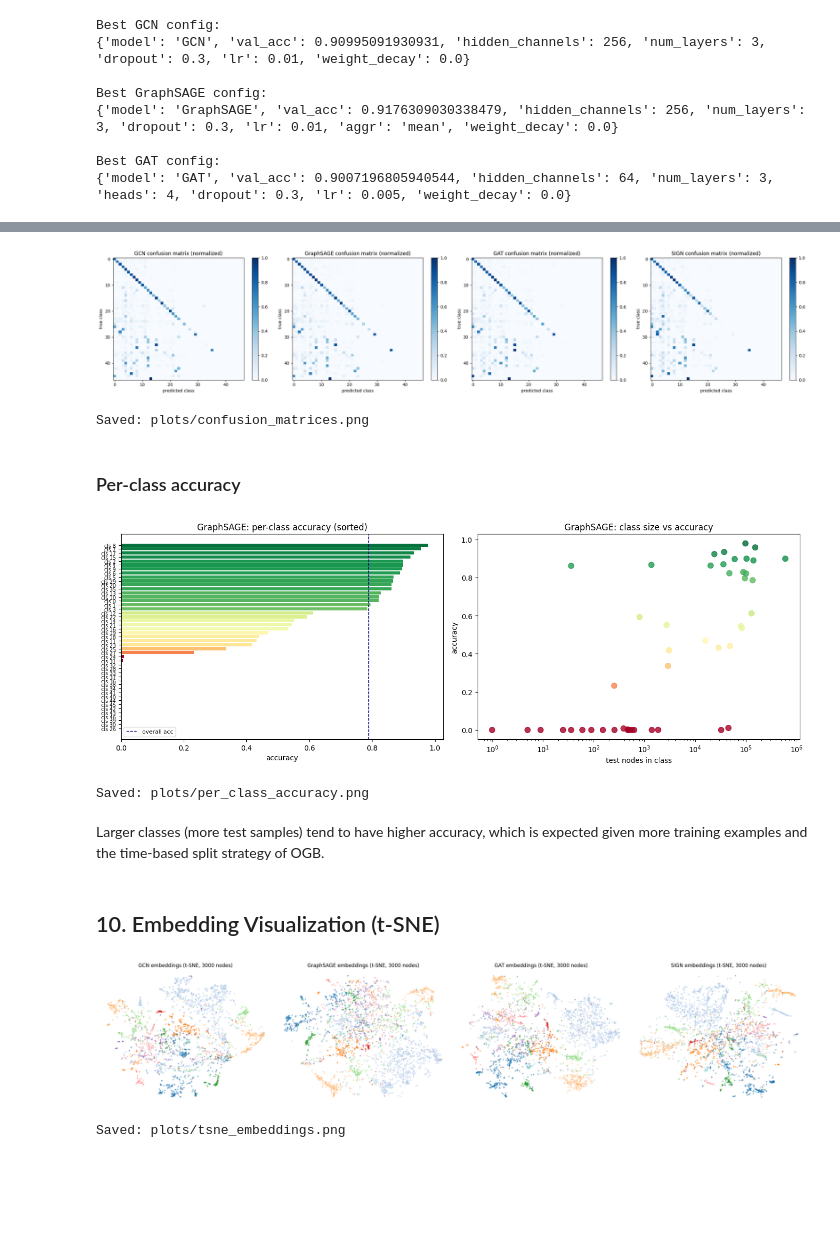
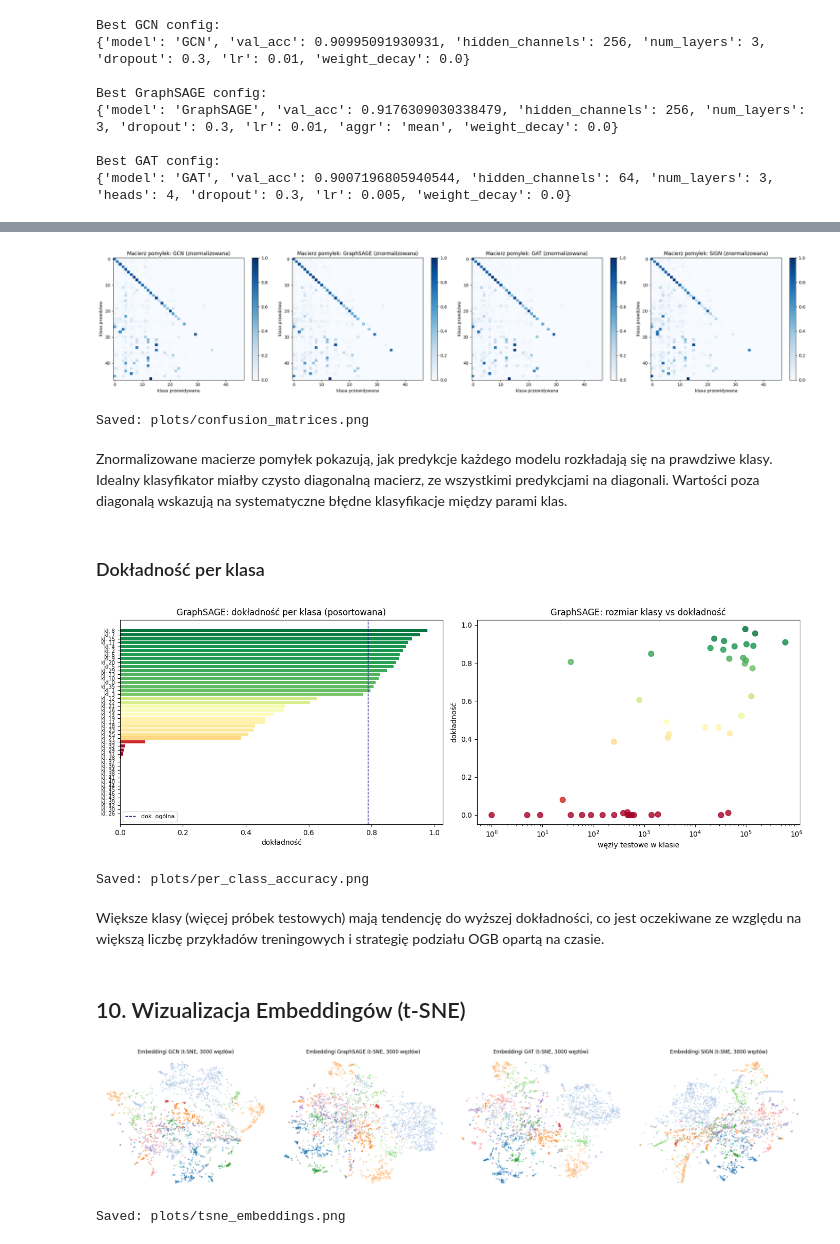
Before and after one commit to mJastrzebski6/agh_ggsn, a Jupyter notebook: ex4/GGSN_Maciej_Jastrzębski_Zad4.ipynb, the cells around one changed output, grey strips where cells are left out. Cells and saved outputs as stored; diff of their text form; code cells hidden in the pictures; blank space fills up the shorter version.

```diff
--- a/ex4/GGSN_Maciej_Jastrzębski_Zad4.ipynb
+++ b/ex4/GGSN_Maciej_Jastrzębski_Zad4.ipynb
@@ -318,5 +320,5 @@ The subgraph shows clusters of same-class nodes connected densely, validating th
 # %%
-split_names = ['train', 'valid', 'test']
+split_names = ['trening', 'walidacja', 'test']
 split_sizes = [len(train_idx), len(valid_idx), len(test_idx)]
 
 fig, axes = plt.subplots(1, 2, figsize=(13, 4))
@@ -325,16 +327,16 @@ fig, axes = plt.subplots(1, 2, figsize=(13, 4))
 colors = ['#4C72B0', '#DD8452', '#55A868']
 axes[0].pie(split_sizes, labels=split_names, autopct='%1.1f%%', colors=colors,
             startangle=140, wedgeprops={'edgecolor': 'white', 'linewidth': 1.5})
-axes[0].set_title('train / val / test split')
+axes[0].set_title('podział trening / walidacja / test')
 
 # Class distribution per split
 for split_name, idx in zip(split_names, [train_idx, valid_idx, test_idx]):
     split_labels = labels[idx.numpy()]
     u, c = np.unique(split_labels, return_counts=True)
     axes[1].plot(u, c / c.sum(), label=split_name, alpha=0.8)
-axes[1].set_xlabel('class')
-axes[1].set_ylabel('fraction of split')
-axes[1].set_title('class frequency per split')
+axes[1].set_xlabel('klasa')
+axes[1].set_ylabel('udział w podziale')
+axes[1].set_title('częstość klas w podzbiorach')
 axes[1].legend()
 
 plt.tight_layout()
@@ -1190,10 +1191,10 @@ colors_list = ['#4C72B0', '#DD8452', '#55A868', '#8E44AD']
 for ax, df_m, mname, col in zip(axes, dfs, model_names, colors_list):
     vals = df_m['val_acc'].values
     ax.scatter(range(len(vals)), sorted(vals), color=col, s=40, alpha=0.8)
-    ax.axhline(vals.max(), color='red', linestyle='--', linewidth=1, label=f'best={vals.max():.4f}')
-    ax.set_xlabel('configuration (sorted)')
-    ax.set_ylabel('val acc')
-    ax.set_title(f'{mname} HP search')
+    ax.axhline(vals.max(), color='red', linestyle='--', linewidth=1, label=f'najlepszy={vals.max():.4f}')
+    ax.set_xlabel('konfiguracja (posortowana)')
+    ax.set_ylabel('dok. walidacyjna')
+    ax.set_title(f'Przeszukiwanie HP: {mname}')
     ax.legend(fontsize=8)
 
 plt.tight_layout()
@@ -1579,8 +1589,8 @@ comp_df = comp_df.sort_values('test_acc', ascending=False).reset_index(drop=True
 fig, ax = plt.subplots(figsize=(8, 5))
 x = np.arange(len(comp_df))
 width = 0.35
-bars1 = ax.bar(x - width/2, comp_df['val_acc'],  width, label='val acc',  color='#4C72B0', alpha=0.85)
-bars2 = ax.bar(x + width/2, comp_df['test_acc'], width, label='test acc', color='#DD8452', alpha=0.85)
+bars1 = ax.bar(x - width/2, comp_df['val_acc'],  width, label='dok. walidacyjna',  color='#4C72B0', alpha=0.85)
+bars2 = ax.bar(x + width/2, comp_df['test_acc'], width, label='dok. testowa', color='#DD8452', alpha=0.85)
 
 for bar in bars1 + bars2:
     h = bar.get_height()
@@ -1589,9 +1599,9 @@ for bar in bars1 + bars2:
 
 ax.set_xticks(x)
 ax.set_xticklabels(comp_df['model'])
-ax.set_ylabel('accuracy')
+ax.set_ylabel('dokładność')
 ax.set_ylim(0, min(1.0, comp_df['test_acc'].max() + 0.15))
-ax.set_title('model comparison: val vs test accuracy')
+ax.set_title('porównanie modeli: dok. walidacyjna vs testowa')
 ax.legend()
 
 plt.tight_layout()
@@ -1622,9 +1634,9 @@ for ax, (mname, res) in zip(axes, results_final.items()):
     # Normalize
     cm_norm = cm.astype(float) / (cm.sum(axis=1, keepdims=True) + 1e-8)
     im = ax.imshow(cm_norm, cmap='Blues', aspect='auto', vmin=0, vmax=1)
-    ax.set_title(f'{mname} confusion matrix (normalized)')
-    ax.set_xlabel('predicted class')
-    ax.set_ylabel('true class')
+    ax.set_title(f'Macierz pomyłek: {mname} (znormalizowana)')
+    ax.set_xlabel('klasa przewidywana')
+    ax.set_ylabel('klasa prawdziwa')
     plt.colorbar(im, ax=ax)
 
 plt.tight_layout()
@@ -1632,10 +1644,12 @@ plt.savefig('plots/confusion_matrices.png', dpi=120, bbox_inches='tight')
 plt.show()
 print('Saved: plots/confusion_matrices.png')
 # %% [output]
-[figure, old version]
+[figure, new version]
 Saved: plots/confusion_matrices.png
+# %% [markdown]
+Znormalizowane macierze pomyłek pokazują, jak predykcje każdego modelu rozkładają się na prawdziwe klasy. Idealny klasyfikator miałby czysto diagonalną macierz, ze wszystkimi predykcjami na diagonali. Wartości poza diagonalą wskazują na systematyczne błędne klasyfikacje między parami klas.
 # %% [markdown]
-### Per-class accuracy
+### Dokładność per klasa
 # %%
 # Use the best model (by test acc) for per-class analysis
 best_model_name = comp_df.iloc[0]['model']
@@ -1658,32 +1672,32 @@ fig, axes = plt.subplots(1, 2, figsize=(14, 5))
 axes[0].barh(range(len(df_per_class)), df_per_class['acc'],
              color=[plt.cm.RdYlGn(a) for a in df_per_class['acc']])
 axes[0].set_yticks(range(len(df_per_class)))
-axes[0].set_yticklabels([f'cls {int(r)}' for r in df_per_class['class']], fontsize=7)
-axes[0].set_xlabel('accuracy')
-axes[0].set_title(f'{best_model_name}: per-class accuracy (sorted)')
+axes[0].set_yticklabels([f'kl. {int(r)}' for r in df_per_class['class']], fontsize=7)
+axes[0].set_xlabel('dokładność')
+axes[0].set_title(f'{best_model_name}: dokładność per klasa (posortowana)')
 axes[0].axvline(y_t.shape[0] and (y_p == y_t).mean(), color='navy',
-                linestyle='--', linewidth=1, label='overall acc')
+                linestyle='--', linewidth=1, label='dok. ogólna')
 axes[0].legend(fontsize=8)
 
 # Accuracy vs class size scatter
 axes[1].scatter(df_per_class['count'], df_per_class['acc'],
                 c=df_per_class['acc'], cmap='RdYlGn', s=60, alpha=0.8)
-axes[1].set_xlabel('test nodes in class')
-axes[1].set_ylabel('accuracy')
+axes[1].set_xlabel('węzły testowe w klasie')
+axes[1].set_ylabel('dokładność')
 axes[1].set_xscale('log')
-axes[1].set_title(f'{best_model_name}: class size vs accuracy')
+axes[1].set_title(f'{best_model_name}: rozmiar klasy vs dokładność')
 
 plt.tight_layout()
 plt.savefig('plots/per_class_accuracy.png', dpi=120, bbox_inches='tight')
 plt.show()
 print('Saved: plots/per_class_accuracy.png')
 # %% [output]
-[figure, old version]
+[figure, new version]
 Saved: plots/per_class_accuracy.png
 # %% [markdown]
-Larger classes (more test samples) tend to have higher accuracy, which is expected given more training examples and the time-based split strategy of OGB.
+Większe klasy (więcej próbek testowych) mają tendencję do wyższej dokładności, co jest oczekiwane ze względu na większą liczbę przykładów treningowych i strategię podziału OGB opartą na czasie.
 # %% [markdown]
-## 10. Embedding Visualization (t-SNE)
+## 10. Wizualizacja Embeddingów (t-SNE)
 # %%
 # Extract embeddings from a sample of test nodes
 EMBED_SAMPLE = 3000
@@ -1712,35 +1726,35 @@ for ax, (mname, model) in zip(axes, tsne_models):
             labels_embed = data.y[batch_nodes].cpu().numpy().flatten()
             z2d = TSNE(n_components=2, perplexity=40, max_iter=300, random_state=SEED).fit_transform(emb.numpy())
             sc = ax.scatter(z2d[:, 0], z2d[:, 1], c=labels_embed,
                             cmap='tab20', s=8, alpha=0.7, linewidths=0)
-            ax.set_title(f'{mname} embeddings (t-SNE, {EMBED_SAMPLE} nodes)')
+            ax.set_title(f'Embeddingi {mname} (t-SNE, {EMBED_SAMPLE} węzłów)')
             ax.axis('off')
             continue
         for batch in test_loader:
             batch = batch.to(DEVICE)
             n = batch.batch_size
             emb = model.get_embeddings(batch.x, batch.edge_index)[:n].cpu()
             emb_list.append(emb)
             label_list.append(batch.y[:n].cpu())
             collected += n
             if collected >= EMBED_SAMPLE:
                 break
 
         embs   = torch.cat(emb_list, dim=0)[:EMBED_SAMPLE].numpy()
         labels_embed = torch.cat(label_list, dim=0)[:EMBED_SAMPLE].numpy().flatten()
 
         z2d  = TSNE(n_components=2, perplexity=40, max_iter=300, random_state=SEED).fit_transform(embs)
 
         sc = ax.scatter(z2d[:, 0], z2d[:, 1], c=labels_embed,
                         cmap='tab20', s=8, alpha=0.7, linewidths=0)
-        ax.set_title(f'{mname} embeddings (t-SNE, {EMBED_SAMPLE} nodes)')
+        ax.set_title(f'Embeddingi {mname} (t-SNE, {EMBED_SAMPLE} węzłów)')
         ax.axis('off')
 
 plt.tight_layout()
 plt.savefig('plots/tsne_embeddings.png', dpi=120, bbox_inches='tight')
 plt.show()
 print('Saved: plots/tsne_embeddings.png')
 # %% [output]
-[figure, old version]
+[figure, new version]
 Saved: plots/tsne_embeddings.png
 # %% [markdown]
```
Also changed, not shown: parts of 66 cells of this notebook, 19 other files.
